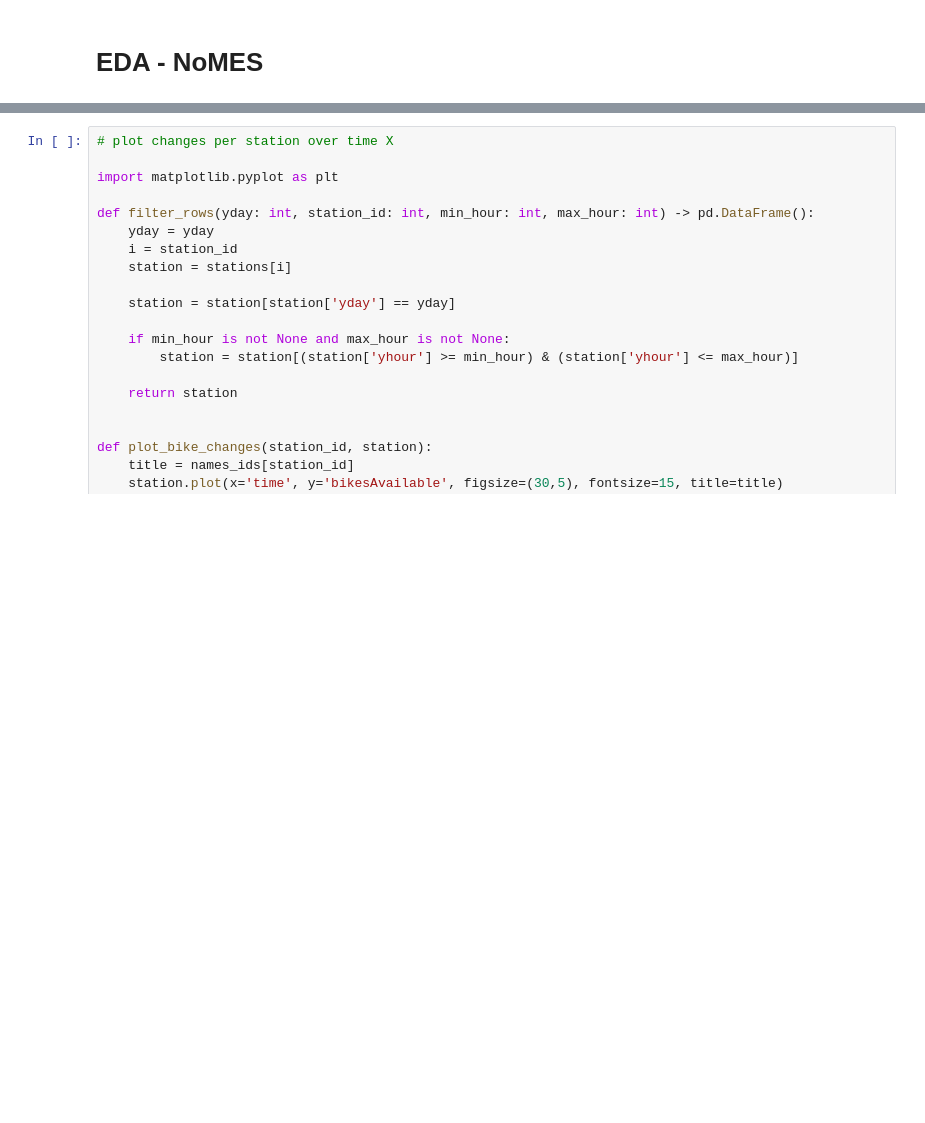
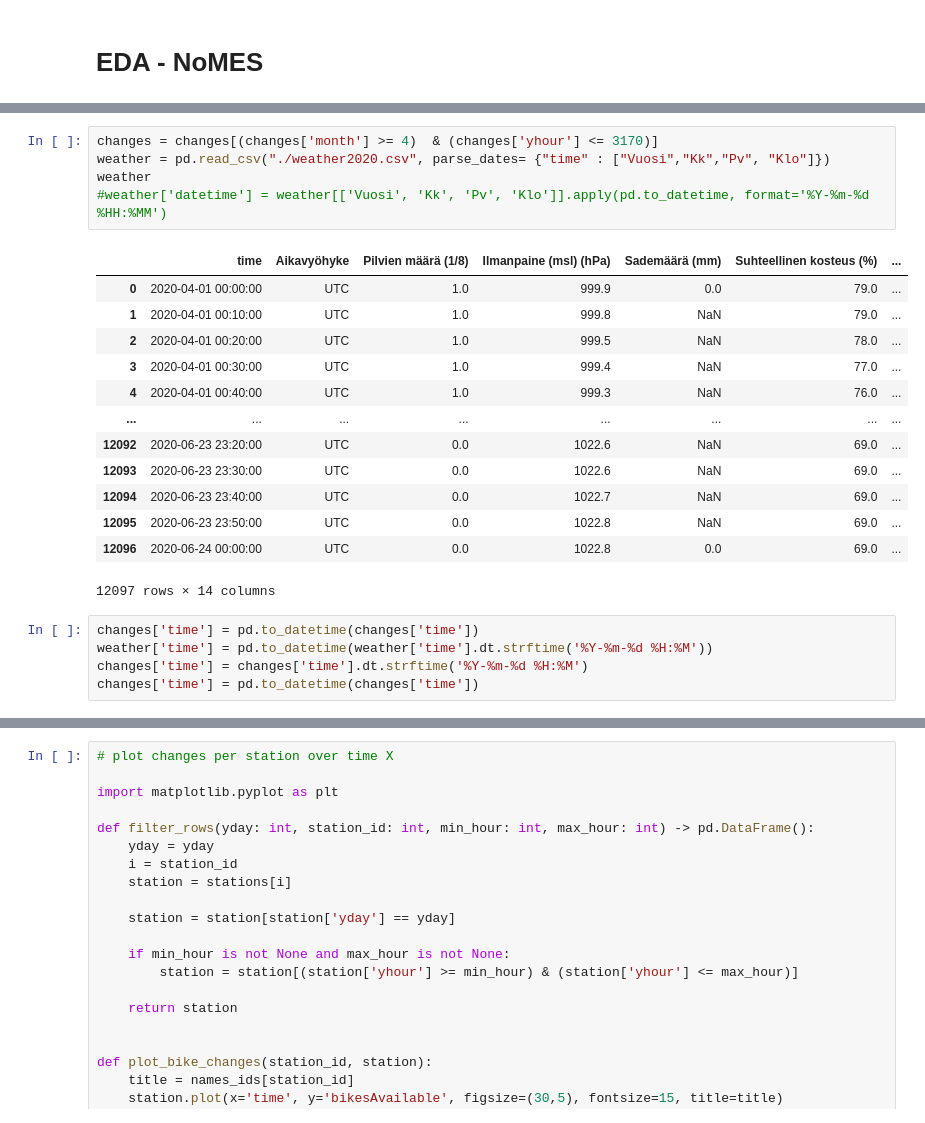
Before and after one commit to VirtualAkseli/NoMES, a Jupyter notebook: NoMAS_EDA.ipynb, the cells around one changed output, grey strips where cells are left out. Saved outputs shown, nothing was run; the diff lists cells and outputs as text; blank space fills up the shorter version.

```diff
--- a/NoMAS_EDA.ipynb
+++ b/NoMAS_EDA.ipynb
@@ -14,0 +21,24 @@ changes.head()
+# %%
+changes = changes[(changes['month'] >= 4)  & (changes['yhour'] <= 3170)]
+weather = pd.read_csv("./weather2020.csv", parse_dates= {"time" : ["Vuosi","Kk","Pv", "Klo"]})
+weather
+#weather['datetime'] = weather[['Vuosi', 'Kk', 'Pv', 'Klo']].apply(pd.to_datetime, format='%Y-%m-%d %HH:%MM')
+# %% [output]
+|  | time | Aikavyöhyke | Pilvien määrä (1/8) | Ilmanpaine (msl) (hPa) | Sademäärä (mm) | Suhteellinen kosteus (%) | ... |
+| 0 | 2020-04-01 00:00:00 | UTC | 1.0 | 999.9 | 0.0 | 79.0 | ... |
+| 1 | 2020-04-01 00:10:00 | UTC | 1.0 | 999.8 | NaN | 79.0 | ... |
+| 2 | 2020-04-01 00:20:00 | UTC | 1.0 | 999.5 | NaN | 78.0 | ... |
+| 3 | 2020-04-01 00:30:00 | UTC | 1.0 | 999.4 | NaN | 77.0 | ... |
+| 4 | 2020-04-01 00:40:00 | UTC | 1.0 | 999.3 | NaN | 76.0 | ... |
+| ... | ... | ... | ... | ... | ... | ... | ... |
+| 12092 | 2020-06-23 23:20:00 | UTC | 0.0 | 1022.6 | NaN | 69.0 | ... |
+| 12093 | 2020-06-23 23:30:00 | UTC | 0.0 | 1022.6 | NaN | 69.0 | ... |
+| 12094 | 2020-06-23 23:40:00 | UTC | 0.0 | 1022.7 | NaN | 69.0 | ... |
+| 12095 | 2020-06-23 23:50:00 | UTC | 0.0 | 1022.8 | NaN | 69.0 | ... |
+| 12096 | 2020-06-24 00:00:00 | UTC | 0.0 | 1022.8 | 0.0 | 69.0 | ... |
+12097 rows × 14 columns
+# %%
+changes['time'] = pd.to_datetime(changes['time'])
+weather['time'] = pd.to_datetime(weather['time'].dt.strftime('%Y-%m-%d %H:%M'))
+changes['time'] = changes['time'].dt.strftime('%Y-%m-%d %H:%M')
+changes['time'] = pd.to_datetime(changes['time'])
```
Also changed, not shown: parts of 13 cells of this notebook.
